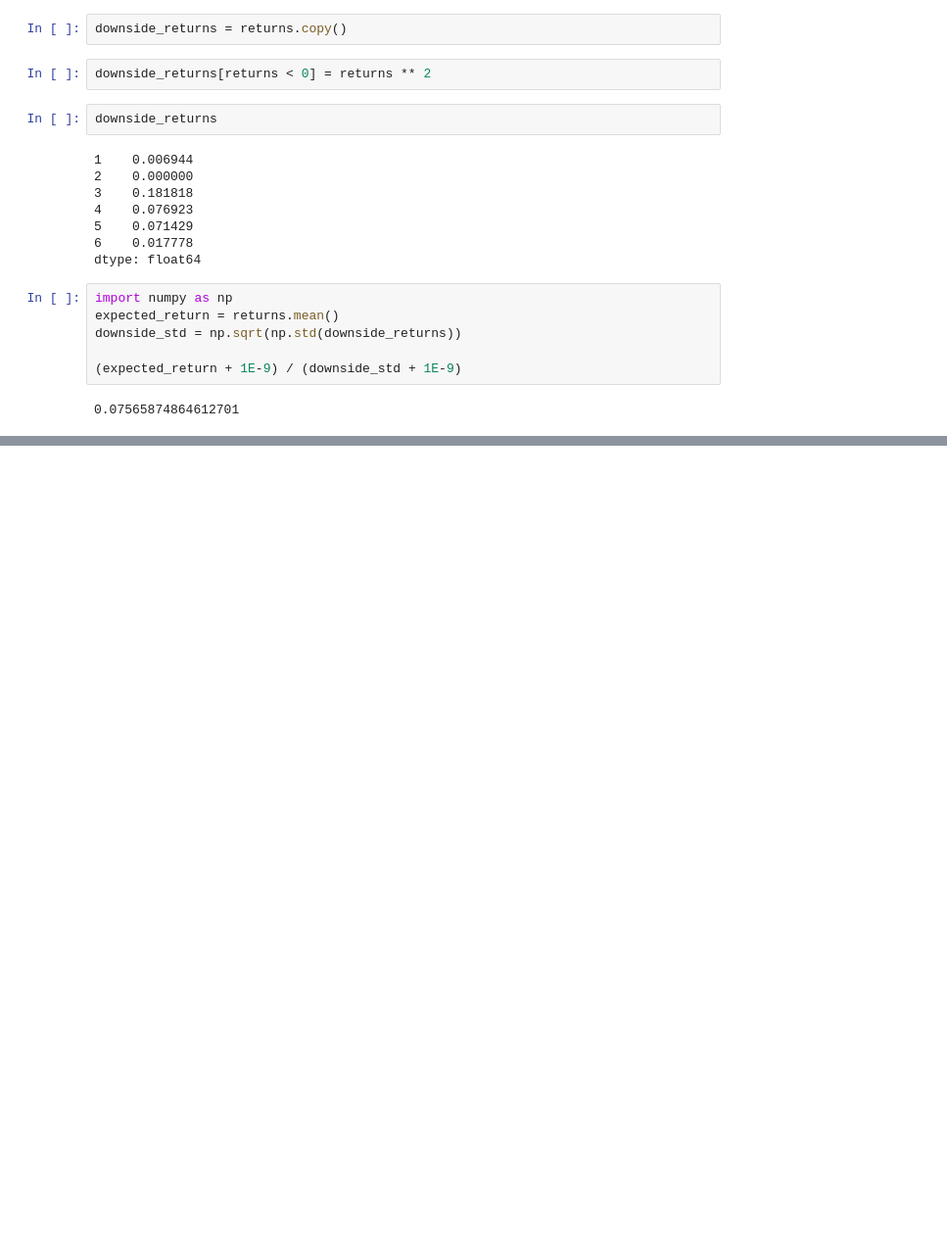
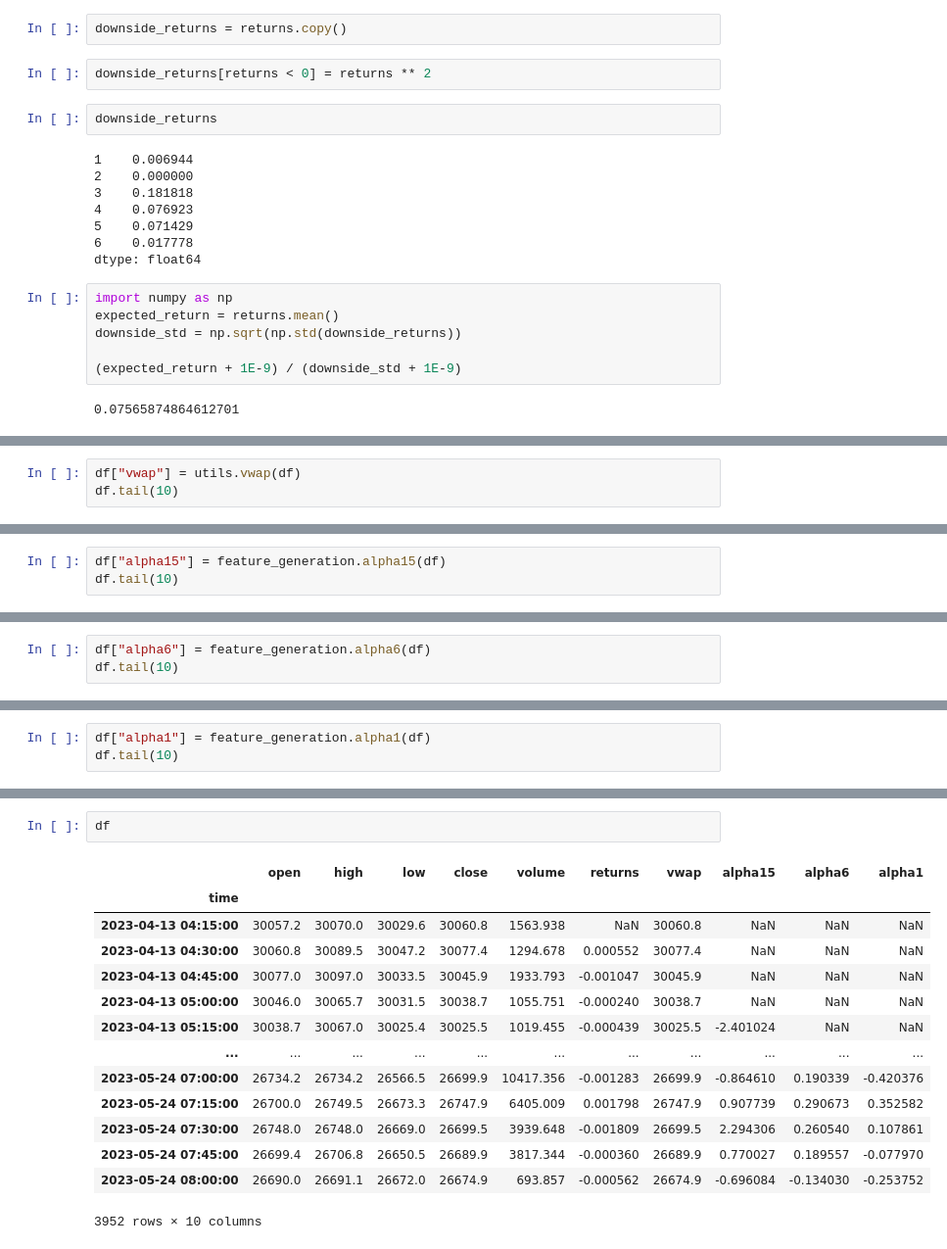
Before and after one commit to loki-zhou/alpha-rptr, a Jupyter notebook: model/research/indicators.ipynb, the cells around one changed output, grey strips where cells are left out. Shown: that part at 98% size. Drawn from its saved outputs; the diff is of its cells as text; blank space fills up the shorter version.

```diff
--- a/model/research/indicators.ipynb
+++ b/model/research/indicators.ipynb
@@ -186,0 +214,3 @@ downside_std = np.sqrt(np.std(downside_returns))
+# %%
+df["vwap"] = utils.vwap(df)
+df.tail(10)
@@ -186,0 +230,3 @@ downside_std = np.sqrt(np.std(downside_returns))
+# %%
+df["alpha15"] = feature_generation.alpha15(df)
+df.tail(10)
@@ -186,0 +263,3 @@ downside_std = np.sqrt(np.std(downside_returns))
+# %%
+df["alpha6"] = feature_generation.alpha6(df)
+df.tail(10)
@@ -186,0 +296,3 @@ downside_std = np.sqrt(np.std(downside_returns))
+# %%
+df["alpha1"] = feature_generation.alpha1(df)
+df.tail(10)
@@ -186,0 +312,17 @@ downside_std = np.sqrt(np.std(downside_returns))
+# %%
+df
+# %% [output]
+|  | open | high | low | close | volume | returns | vwap | alpha15 | alpha6 | alpha1 |
+| time |  |  |  |  |  |  |  |  |  |  |
+| 2023-04-13 04:15:00 | 30057.2 | 30070.0 | 30029.6 | 30060.8 | 1563.938 | NaN | 30060.8 | NaN | NaN | NaN |
+| 2023-04-13 04:30:00 | 30060.8 | 30089.5 | 30047.2 | 30077.4 | 1294.678 | 0.000552 | 30077.4 | NaN | NaN | NaN |
+| 2023-04-13 04:45:00 | 30077.0 | 30097.0 | 30033.5 | 30045.9 | 1933.793 | -0.001047 | 30045.9 | NaN | NaN | NaN |
+| 2023-04-13 05:00:00 | 30046.0 | 30065.7 | 30031.5 | 30038.7 | 1055.751 | -0.000240 | 30038.7 | NaN | NaN | NaN |
+| 2023-04-13 05:15:00 | 30038.7 | 30067.0 | 30025.4 | 30025.5 | 1019.455 | -0.000439 | 30025.5 | -2.401024 | NaN | NaN |
+| ... | ... | ... | ... | ... | ... | ... | ... | ... | ... | ... |
+| 2023-05-24 07:00:00 | 26734.2 | 26734.2 | 26566.5 | 26699.9 | 10417.356 | -0.001283 | 26699.9 | -0.864610 | 0.190339 | -0.420376 |
+| 2023-05-24 07:15:00 | 26700.0 | 26749.5 | 26673.3 | 26747.9 | 6405.009 | 0.001798 | 26747.9 | 0.907739 | 0.290673 | 0.352582 |
+| 2023-05-24 07:30:00 | 26748.0 | 26748.0 | 26669.0 | 26699.5 | 3939.648 | -0.001809 | 26699.5 | 2.294306 | 0.260540 | 0.107861 |
+| 2023-05-24 07:45:00 | 26699.4 | 26706.8 | 26650.5 | 26689.9 | 3817.344 | -0.000360 | 26689.9 | 0.770027 | 0.189557 | -0.077970 |
+| 2023-05-24 08:00:00 | 26690.0 | 26691.1 | 26672.0 | 26674.9 | 693.857 | -0.000562 | 26674.9 | -0.696084 | -0.134030 | -0.253752 |
+3952 rows × 10 columns
```
Also changed, not shown: parts of 9 cells of this notebook, 10 other files.
